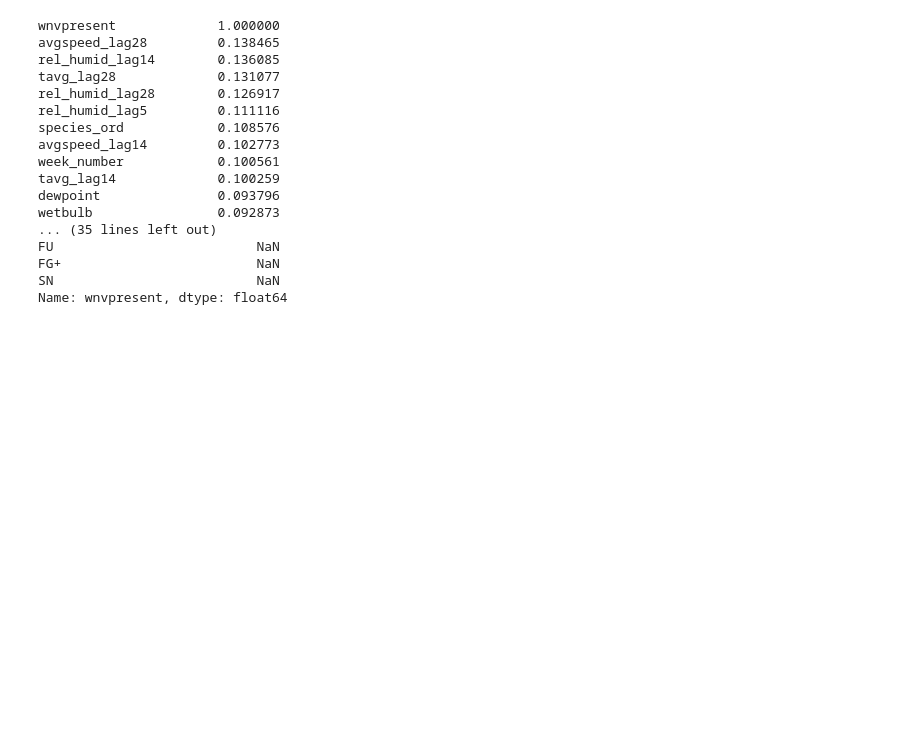
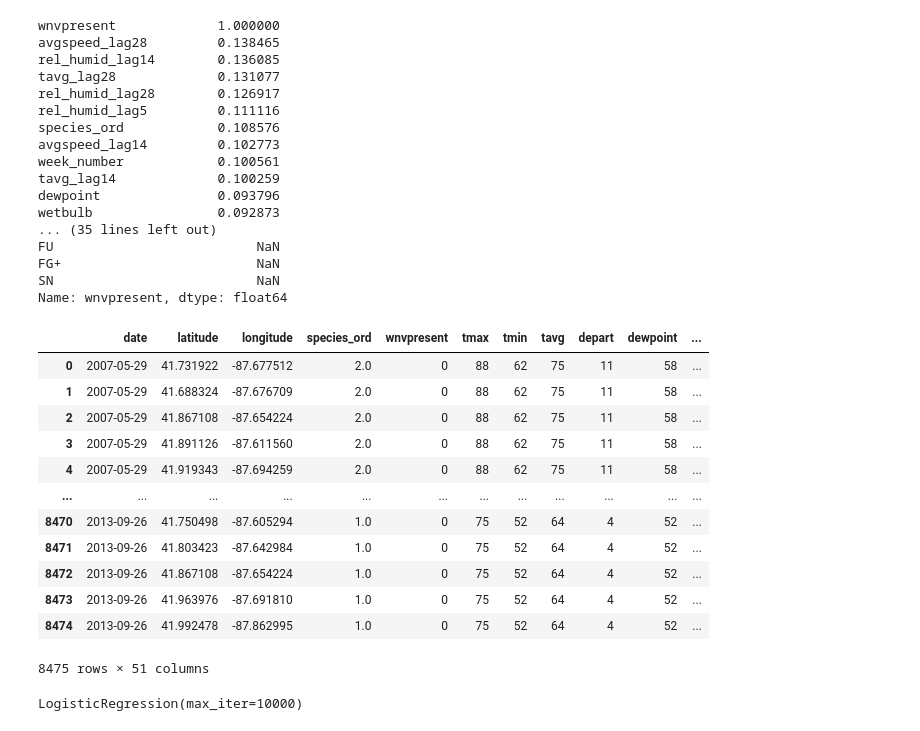
Before and after one commit to kevwee-lab/G.A-Project-4, a Jupyter notebook: working-folder/Rifqi/Prelim EDA (Roughpaper).ipynb, the cells around one changed output. Drawn from its saved outputs; the diff is of its cells as text; code cells hidden in the pictures; blank space fills up the shorter version.

```diff
--- a/working-folder/Rifqi/Prelim EDA (Roughpaper).ipynb
+++ b/working-folder/Rifqi/Prelim EDA (Roughpaper).ipynb
@@ -794,3 +816,22 @@ FU                          NaN
 FG+                         NaN
 SN                          NaN
 Name: wnvpresent, dtype: float64
+# %%
+train = pd.read_csv('../../assets/train_combined.csv', parse_dates=['date'])
+test = pd.read_csv('../../assets/test_combined.csv', parse_dates=['date'])
+# %%
+train
+# %% [output]
+|  | date | latitude | longitude | species_ord | wnvpresent | tmax | tmin | tavg | depart | dewpoint | ... |
+| 0 | 2007-05-29 | 41.731922 | -87.677512 | 2.0 | 0 | 88 | 62 | 75 | 11 | 58 | ... |
+| 1 | 2007-05-29 | 41.688324 | -87.676709 | 2.0 | 0 | 88 | 62 | 75 | 11 | 58 | ... |
+| 2 | 2007-05-29 | 41.867108 | -87.654224 | 2.0 | 0 | 88 | 62 | 75 | 11 | 58 | ... |
+| 3 | 2007-05-29 | 41.891126 | -87.611560 | 2.0 | 0 | 88 | 62 | 75 | 11 | 58 | ... |
+| 4 | 2007-05-29 | 41.919343 | -87.694259 | 2.0 | 0 | 88 | 62 | 75 | 11 | 58 | ... |
+| ... | ... | ... | ... | ... | ... | ... | ... | ... | ... | ... | ... |
+| 8470 | 2013-09-26 | 41.750498 | -87.605294 | 1.0 | 0 | 75 | 52 | 64 | 4 | 52 | ... |
+| 8471 | 2013-09-26 | 41.803423 | -87.642984 | 1.0 | 0 | 75 | 52 | 64 | 4 | 52 | ... |
+| 8472 | 2013-09-26 | 41.867108 | -87.654224 | 1.0 | 0 | 75 | 52 | 64 | 4 | 52 | ... |
+| 8473 | 2013-09-26 | 41.963976 | -87.691810 | 1.0 | 0 | 75 | 52 | 64 | 4 | 52 | ... |
+| 8474 | 2013-09-26 | 41.992478 | -87.862995 | 1.0 | 0 | 75 | 52 | 64 | 4 | 52 | ... |
+8475 rows × 51 columns
@@ -796,0 +849,4 @@ Name: wnvpresent, dtype: float64
+# %%
+lr.fit(X_train, y_train)
+# %% [output]
+LogisticRegression(max_iter=10000)
```
Also changed, not shown: parts of 35 cells of this notebook.
